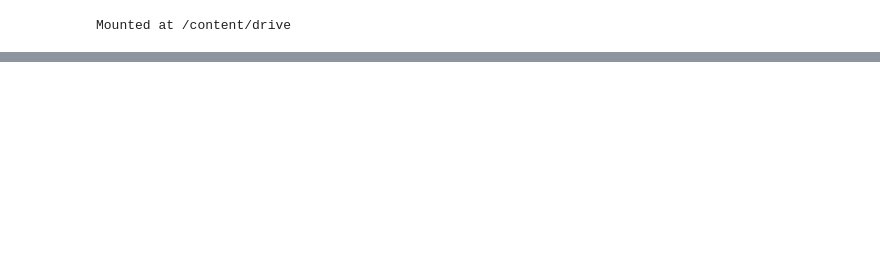
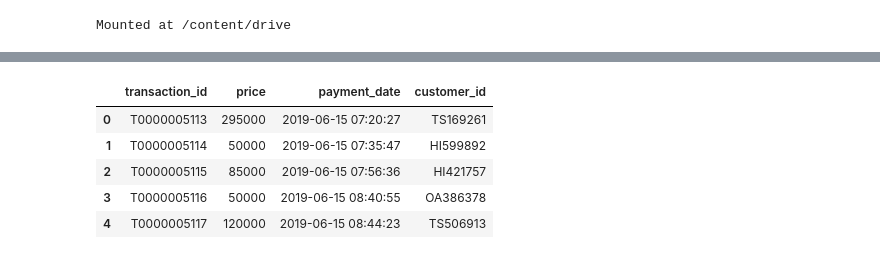
Before and after one commit to T-OKAY/study_001, a Jupyter notebook: study.ipynb, the cells around one changed output, grey strips where cells are left out. Cells and saved outputs as stored; diff of their text form; code cells hidden in the pictures; blank space fills up the shorter version.

```diff
--- a/study.ipynb
+++ b/study.ipynb
@@ -12,0 +39,10 @@ ParserError: ignored
+# %%
+transaction_2_master = pd.read_csv('/content/drive/MyDrive/Python実践データ分析100本ノック/1章/transaction_2.csv')
+transaction_2_master.head()
+# %% [output]
+|  | transaction_id | price | payment_date | customer_id |
+| 0 | T0000005113 | 295000 | 2019-06-15 07:20:27 | TS169261 |
+| 1 | T0000005114 | 50000 | 2019-06-15 07:35:47 | HI599892 |
+| 2 | T0000005115 | 85000 | 2019-06-15 07:56:36 | HI421757 |
+| 3 | T0000005116 | 50000 | 2019-06-15 08:40:55 | OA386378 |
+| 4 | T0000005117 | 120000 | 2019-06-15 08:44:23 | TS506913 |
```
Also changed, not shown: parts of 7 cells of this notebook.
